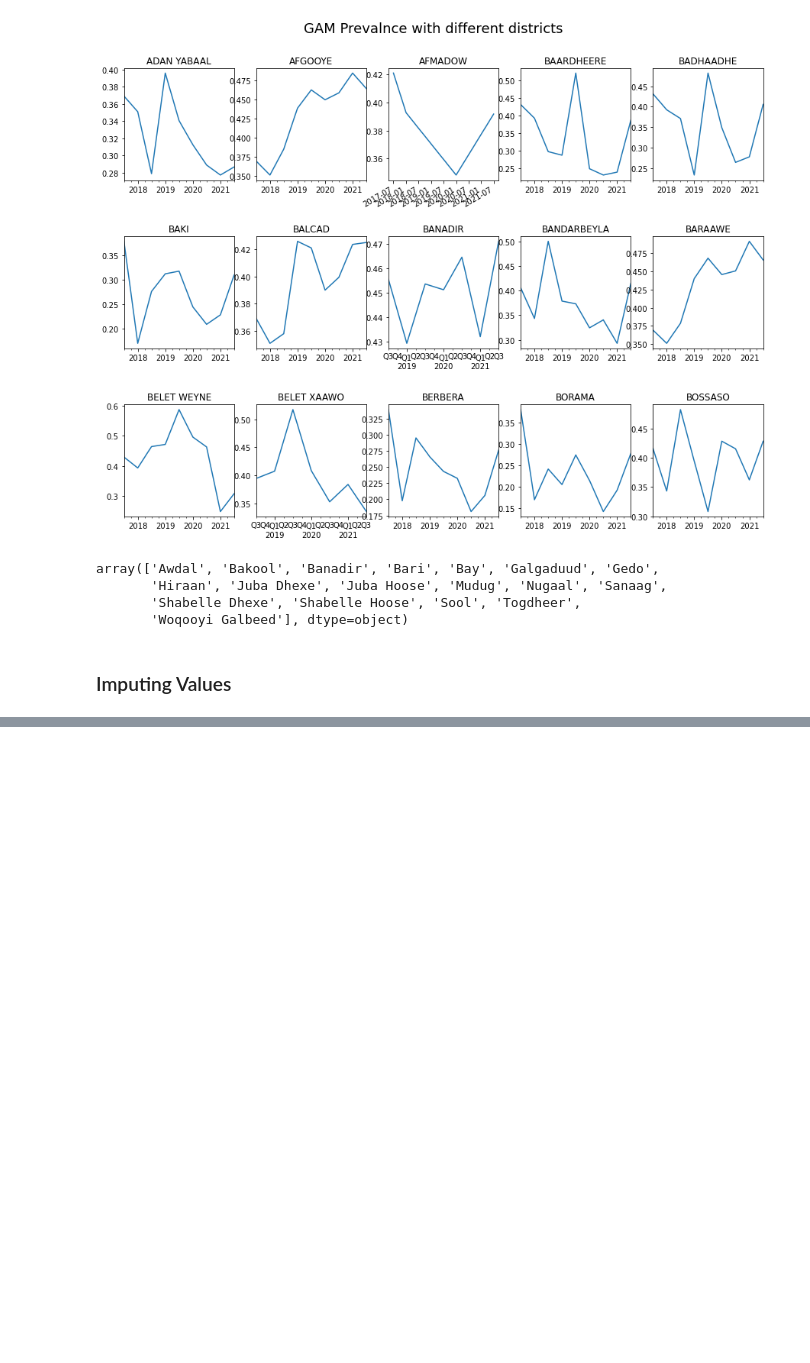
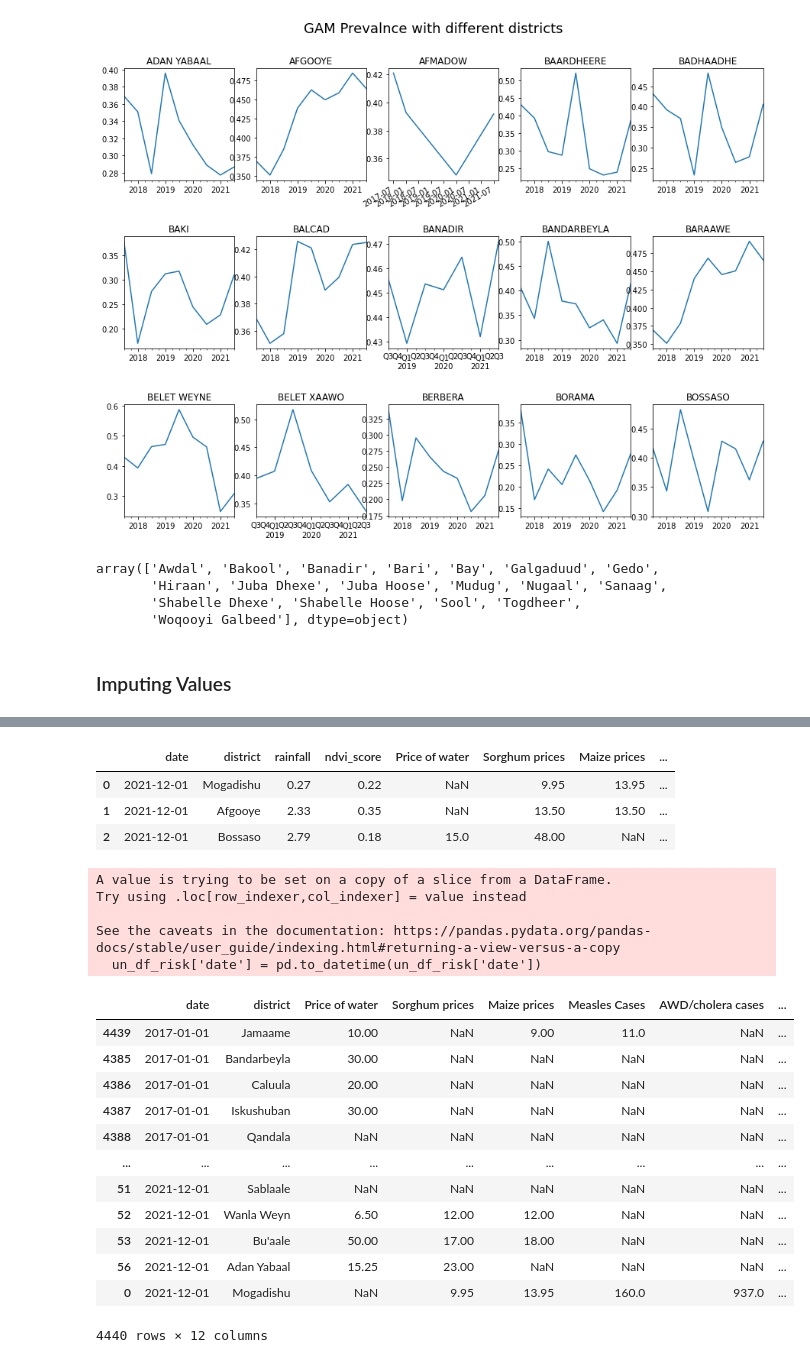
Before and after one commit to jennysands/Data-Challenge-3, a Jupyter notebook: Investigating Data.ipynb, the cells around one changed output, grey strips where cells are left out. Drawn from its saved outputs; the diff is of its cells as text; code cells hidden in the pictures; blank space fills up the shorter version.

```diff
--- a/Investigating Data.ipynb
+++ b/Investigating Data.ipynb
@@ -229,0 +277,47 @@ data_prod.groupby(['date']).mean(['Cowpea',
+# %%
+# Imputation of Data Risk
+data_risk.head(3)
+# %% [output]
+|  | date | district | rainfall | ndvi_score | Price of water | Sorghum prices | Maize prices | ... |
+| 0 | 2021-12-01 | Mogadishu | 0.27 | 0.22 | NaN | 9.95 | 13.95 | ... |
+| 1 | 2021-12-01 | Afgooye | 2.33 | 0.35 | NaN | 13.50 | 13.50 | ... |
+| 2 | 2021-12-01 | Bossaso | 2.79 | 0.18 | 15.0 | 48.00 | NaN | ... |
+# %%
+# Uncomputed dataframe of data risk and the dataframe is sorted by date
+un_df_risk = data_risk[['date','district','Price of water',
+ 'Sorghum prices',
+ 'Maize prices',
+ 'Measles Cases',
+ 'AWD/cholera cases',
+ 'AWD/Cholera deaths',
+ 'Malaria Cases',
+ 'Insecurity - Incidents',
+ 'Insecurity - Fatalities',
+ 'Displacement (arrivals)']]
+
+# Convert date into date format
+un_df_risk['date'] = pd.to_datetime(un_df_risk['date'])
+un_df_risk = un_df_risk.sort_values(by='date')
+# %% [output]
+A value is trying to be set on a copy of a slice from a DataFrame.
+Try using .loc[row_indexer,col_indexer] = value instead
+
+See the caveats in the documentation: https://pandas.pydata.org/pandas-docs/stable/user_guide/indexing.html#returning-a-view-versus-a-copy
+  un_df_risk['date'] = pd.to_datetime(un_df_risk['date'])
+# %%
+# Look it distribution for District and Date so when and where
+un_df_risk
+# %% [output]
+|  | date | district | Price of water | Sorghum prices | Maize prices | Measles Cases | AWD/cholera cases | ... |
+| 4439 | 2017-01-01 | Jamaame | 10.00 | NaN | 9.00 | 11.0 | NaN | ... |
+| 4385 | 2017-01-01 | Bandarbeyla | 30.00 | NaN | NaN | NaN | NaN | ... |
+| 4386 | 2017-01-01 | Caluula | 20.00 | NaN | NaN | NaN | NaN | ... |
+| 4387 | 2017-01-01 | Iskushuban | 30.00 | NaN | NaN | NaN | NaN | ... |
+| 4388 | 2017-01-01 | Qandala | NaN | NaN | NaN | NaN | NaN | ... |
+| ... | ... | ... | ... | ... | ... | ... | ... | ... |
+| 51 | 2021-12-01 | Sablaale | NaN | NaN | NaN | NaN | NaN | ... |
+| 52 | 2021-12-01 | Wanla Weyn | 6.50 | 12.00 | 12.00 | NaN | NaN | ... |
+| 53 | 2021-12-01 | Bu'aale | 50.00 | 17.00 | 18.00 | NaN | NaN | ... |
+| 56 | 2021-12-01 | Adan Yabaal | 15.25 | 23.00 | NaN | NaN | NaN | ... |
+| 0 | 2021-12-01 | Mogadishu | NaN | 9.95 | 13.95 | 160.0 | 937.0 | ... |
+4440 rows × 12 columns
```
Also changed, not shown: parts of 14 cells of this notebook.
